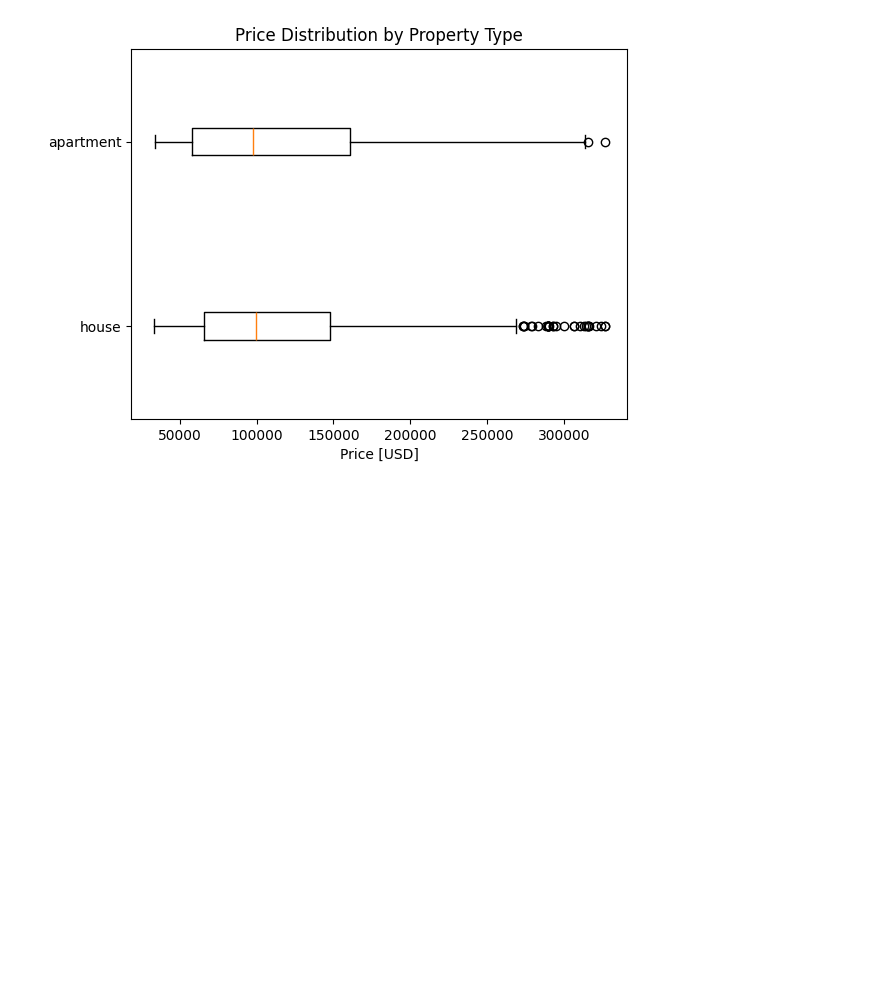
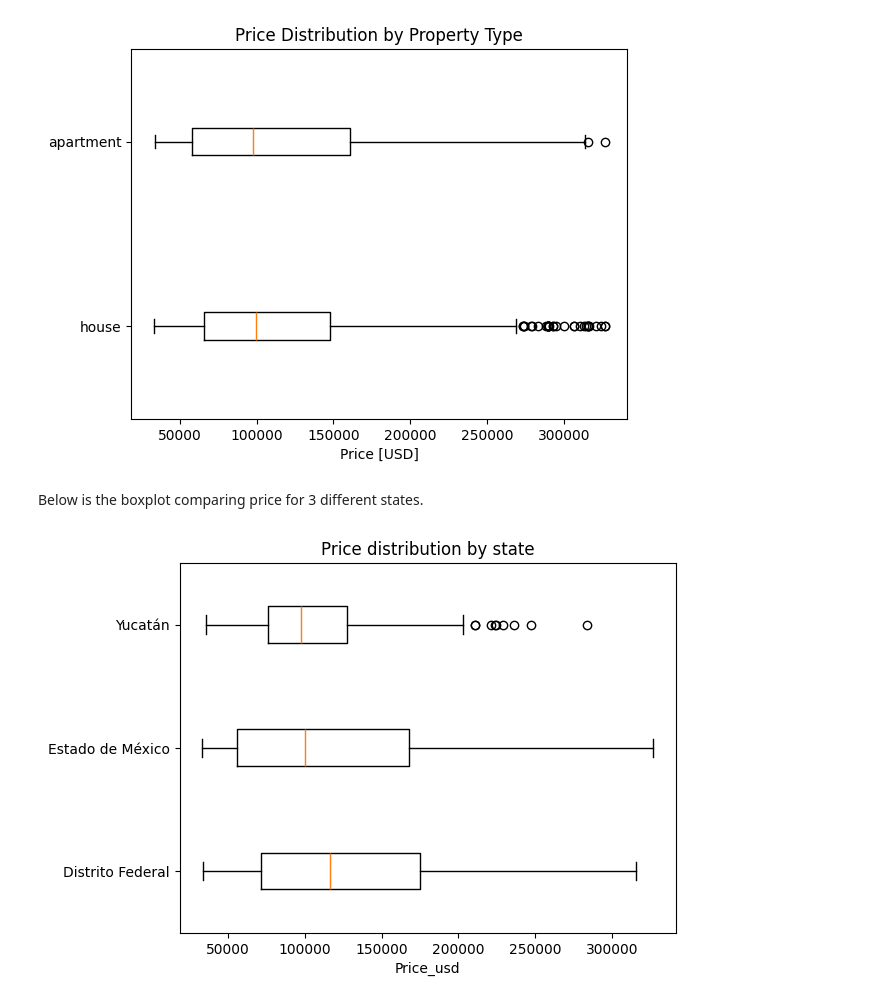
Before and after one commit to green001-fullstack/hands-on-real-estate-ml, a Jupyter notebook: project2.ipynb, the cells around one changed output. Drawn from its saved outputs; the diff is of its cells as text; code cells hidden in the pictures; blank space fills up the shorter version.

```diff
--- a/project2.ipynb
+++ b/project2.ipynb
@@ -59,3 +59,27 @@ ax.set_xlabel("Price [USD]")
 plt.show()
 # %% [output]
 [figure]
+# %% [markdown]
+Below is the boxplot comparing price for 3 different states.
+# %%
+# 1. Define your selected states
+selected_states = (
+    df["state"]
+    .value_counts()
+    .head(3)
+    .index.tolist()
+)
+# 2. Prepare the data
+data_by_state = [df[df["state"] == state]["price_usd"] for state in selected_states]
+
+# 3. Plot
+fig, ax = plt.subplots()
+
+# FIX: Use 'tick_labels' instead of 'labels'
+ax.boxplot(data_by_state, tick_labels=selected_states, vert=False)
+
+ax.set_title("Price distribution by state")
+ax.set_xlabel("Price_usd")
+plt.show()
+# %% [output]
+[figure, added]
```
Also changed, not shown: parts of 1 cell of this notebook.
